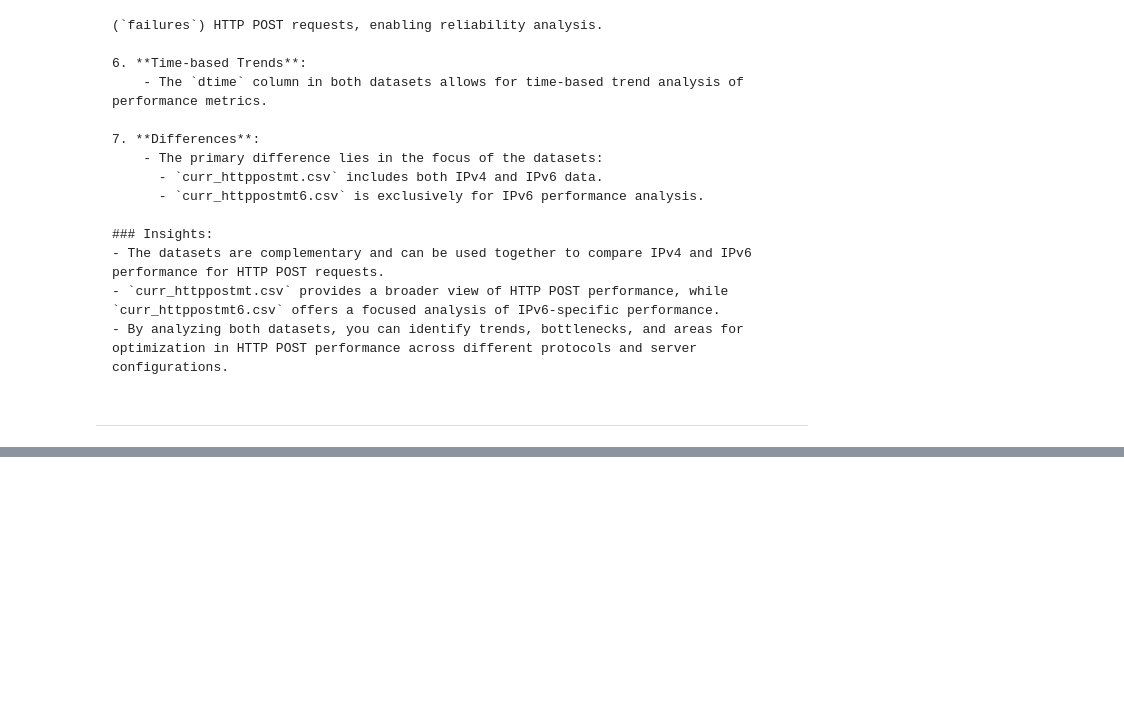
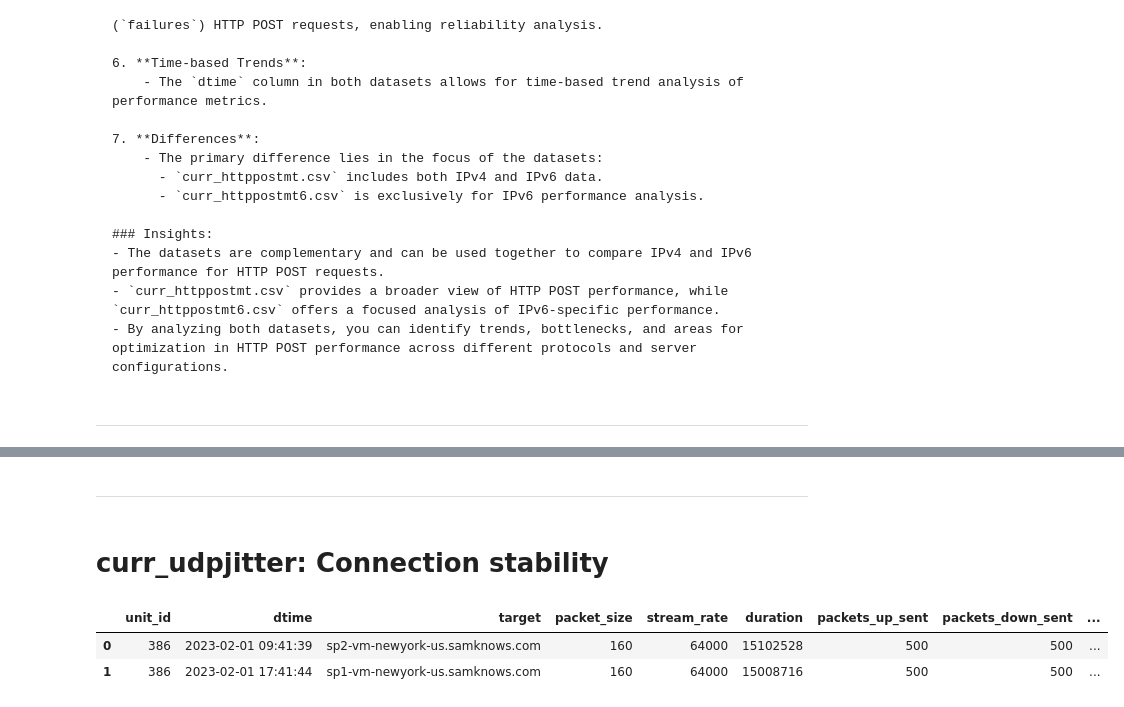
Before and after one commit to Mohammed-abdulaziz-eisa/WBS-MBA, a Jupyter notebook: notebooks/01_data_exploration.ipynb, the cells around one changed output, grey strips where cells are left out. Drawn from its saved outputs; the diff is of its cells as text; code cells hidden in the pictures; blank space fills up the shorter version.

```diff
--- a/notebooks/01_data_exploration.ipynb
+++ b/notebooks/01_data_exploration.ipynb
@@ -226,0 +272,12 @@ The datasets `curr_httppostmt.csv` and `curr_httppostmt6.csv` represent performa
+# %% [markdown]
+----
+# %% [markdown]
+# curr_udpjitter: Connection stability
+# %%
+pd_udpjitter = pd.read_csv('../data/raw/curr_udpjitter.csv')
+# %%
+pd_udpjitter.head(2)
+# %% [output]
+|  | unit_id | dtime | target | packet_size | stream_rate | duration | packets_up_sent | packets_down_sent | ... |
+| 0 | 386 | 2023-02-01 09:41:39 | sp2-vm-newyork-us.samknows.com | 160 | 64000 | 15102528 | 500 | 500 | ... |
+| 1 | 386 | 2023-02-01 17:41:44 | sp1-vm-newyork-us.samknows.com | 160 | 64000 | 15008716 | 500 | 500 | ... |
```
Also changed, not shown: parts of 7 cells of this notebook.
